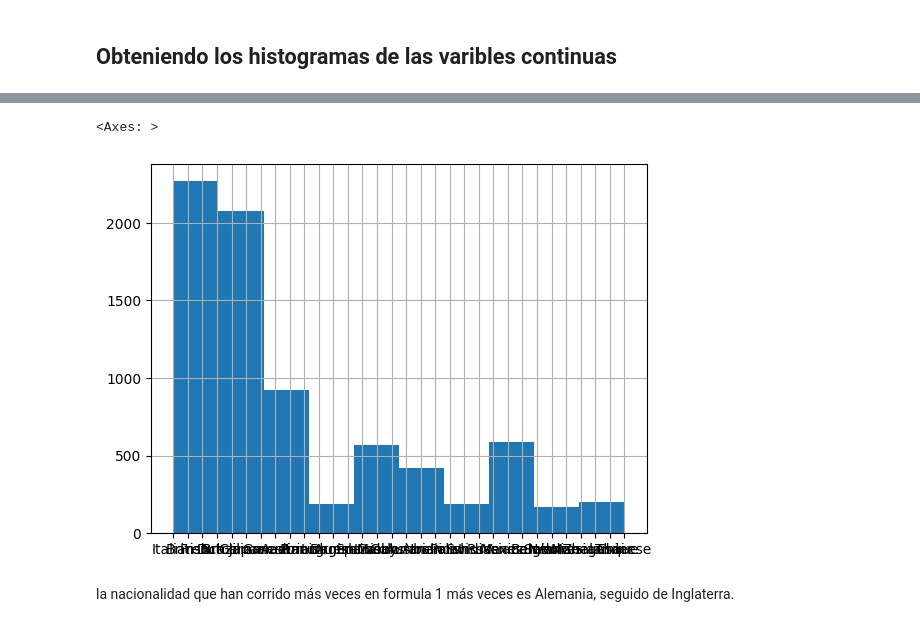
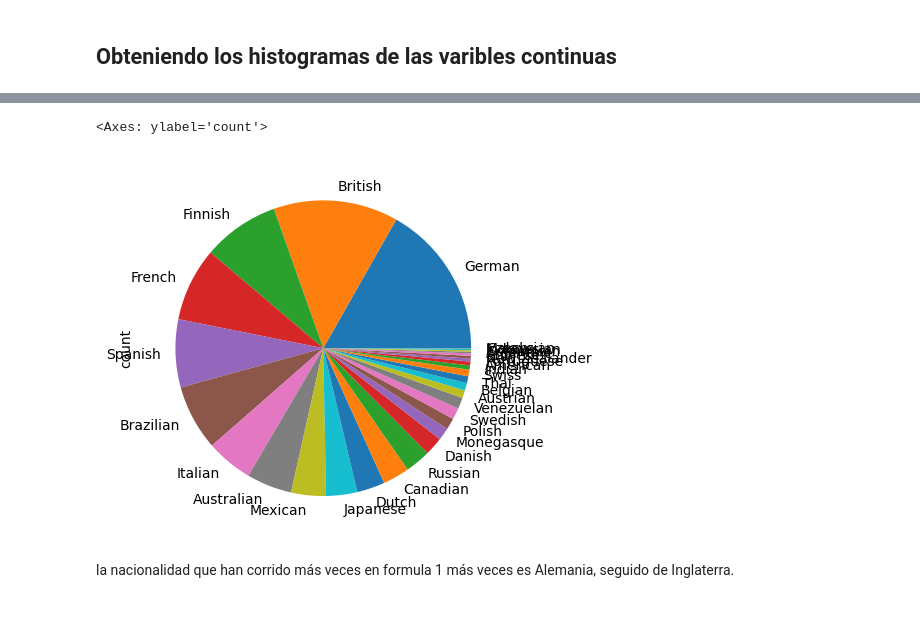
Before and after one commit to claraagui/formula-one-project, a Jupyter notebook: Formula-one-project/notebooks/proyecto_f1_race.ipynb, the cells around one changed output, grey strips where cells are left out. Saved outputs shown, nothing was run; the diff lists cells and outputs as text; code cells hidden in the pictures.

```diff
--- a/Formula-one-project/notebooks/proyecto_f1_race.ipynb
+++ b/Formula-one-project/notebooks/proyecto_f1_race.ipynb
@@ -141,2 +124,3 @@ driverId corresponde al Id del piloto
 # %%
-# investigar como obtener cual es la nacionalidad que contiene más pilotos en la f1
+nationality=df['nationality'].value_counts()   #investigando cual es la nacionalidad que tiene más pilotos
+nationality
@@ -163,5 +144,0 @@ Name: count, dtype: int64
-# %%
-df['nationality'].hist()    #buscar como graficar los 10 primeras nacionalidades de los pilotos
-# %% [output]
-<Axes: >
-[figure, removed]
@@ -168,3 +147,8 @@ df['nationality'].hist()    #buscar como graficar los 10 primeras nacionalidades
+# %%
+nationality.plot(kind='pie')
+# %% [output]
+<Axes: ylabel='count'>
+[figure, added]
 # %% [markdown]
 la nacionalidad que han corrido más veces en formula 1 más veces es Alemania, seguido de Inglaterra.
 # %%
```
Also changed, not shown: parts of 67 cells of this notebook, 1 other file.
